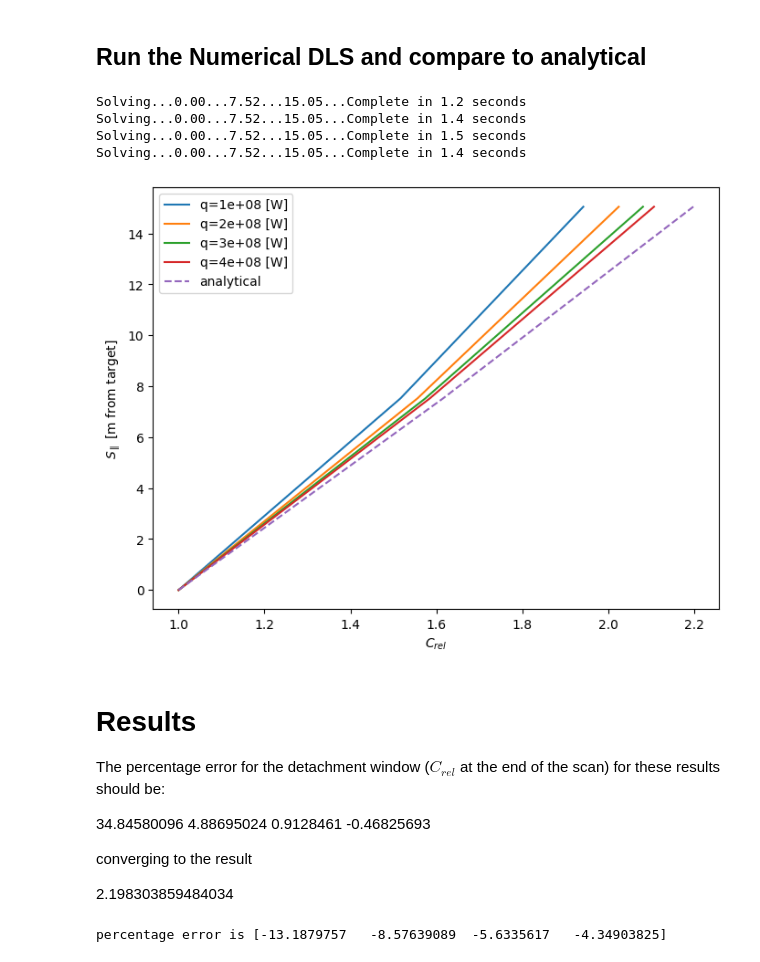
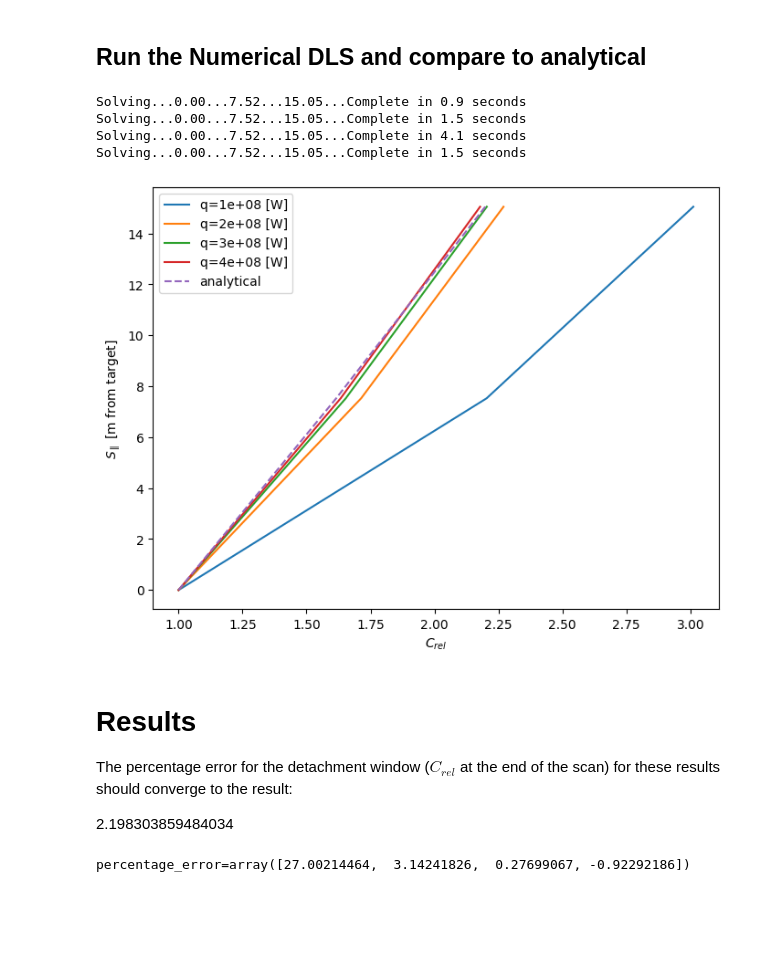
Before and after one commit to FusionDLS/FusionDLS, a Jupyter notebook: docs/examples/analytic_test.ipynb, the cells around one changed output. Cells and saved outputs as stored; diff of their text form; code cells hidden in the pictures; blank space fills up the shorter version.

Commit message:
Fix analytic_test notebook, add test to the notebook

```diff
--- a/docs/examples/analytic_test.ipynb
+++ b/docs/examples/analytic_test.ipynb
@@ -23,58 +23,58 @@ endresults = []
 
 for heat_flux in np.linspace(1e8, 4e8, 4):
     settings = SimulationInputs(
-        SparRange=SparRange.copy(),
+        SparRange=SparRange,
         gamma_sheath=7,  # sheath transmittion coefficient for virtual target. Choice does not matter if Tt is low
         Tt=1,  # requested virtual target temp for calculating heat flux at detachment front. Aim for low (sub 1eV) Tt
         qpllu0=heat_flux,  # heat flux density at the x point
         nu=1e20,  # Upstream density (if constant)
         nu0=1e20,  # Upstream density (if constant)
         cz0=0.02,  # Impurity fraction (if constant)
         cooling_curve="N",  # impurity cooling function. More are available in AnalyticCoolingCurves.py
         control_variable="density",
         Ttol=1e-3,
+        front_sheath=True,
     )
     results = run_dls(settings, profile)
     ax.plot(results.cvar_norm, results["Splot"], label=f"q={heat_flux:g} [W]")
     endresults.append(results.cvar_norm[-1])
 
 
 resultsAnalytical = [
     CfInt(profile.S, profile.Btot, profile.Sx, np.max(profile.S), sh=s, kappa1=2500)
     for s in SparRange
 ]
 
 ax.plot(
     resultsAnalytical / resultsAnalytical[0],
     SparRange,
     label="analytical",
     linestyle="--",
 )
 ax.set_xlabel(r"$C_{rel}$")
 ax.set_ylabel(r"$S_{\parallel}$ [m from target]")
 
 ax.legend()
 plt.show()
 # %% [output]
-Solving...0.00...7.52...15.05...Complete in 1.2 seconds
-Solving...0.00...7.52...15.05...Complete in 1.4 seconds
+Solving...0.00...7.52...15.05...Complete in 0.9 seconds
 Solving...0.00...7.52...15.05...Complete in 1.5 seconds
-Solving...0.00...7.52...15.05...Complete in 1.4 seconds
+Solving...0.00...7.52...15.05...Complete in 4.1 seconds
+Solving...0.00...7.52...15.05...Complete in 1.5 seconds
-[figure, old version]
+[figure, new version]
 # %% [markdown]
 # Results
 
-The percentage error for the detachment window ($C_{rel}$ at the end of the scan) for these results should be:
-
-34.84580096  4.88695024  0.9128461  -0.46825693
-
-converging to the result
+The percentage error for the detachment window ($C_{rel}$ at the end of the scan) for these results should converge to the result:
 
 2.198303859484034
 # %%
-print(
-    "percentage error is",
-    100 * (endresults - resultsAnalytical[-1] / resultsAnalytical[0]) / endresults,
+percentage_error = (
+    100 * (endresults - resultsAnalytical[-1] / resultsAnalytical[0]) / endresults
 )
+print(f"{percentage_error=}")
+np.testing.assert_allclose(
+    percentage_error, [27.00214464, 3.14241826, 0.27699067, -0.92292186]
+)
 # %% [output]
-percentage error is [-13.1879757   -8.57639089  -5.6335617   -4.34903825]
+percentage_error=array([27.00214464,  3.14241826,  0.27699067, -0.92292186])
```
